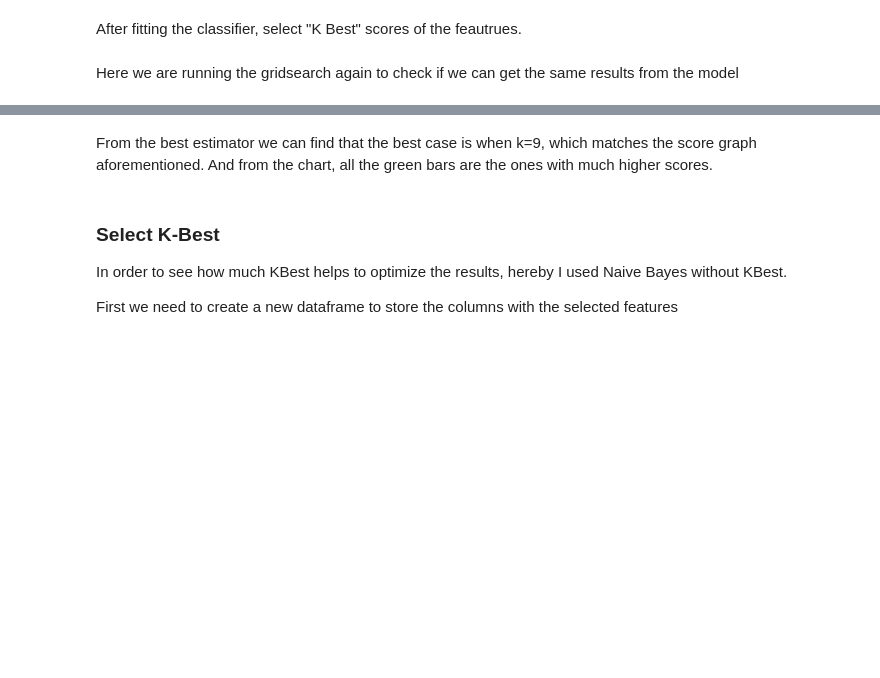
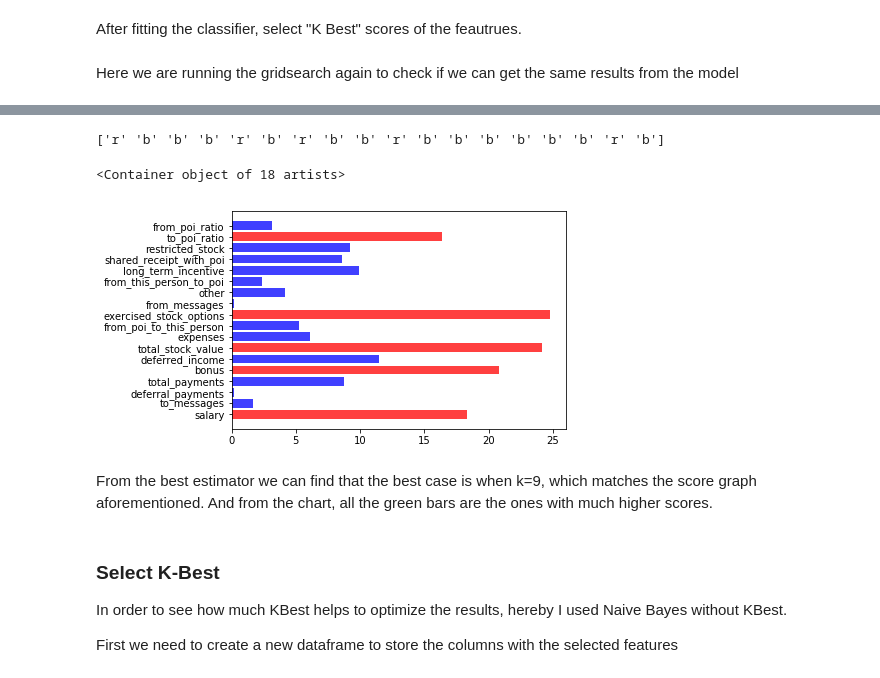
Before and after one commit to xmindata/Enron, a Jupyter notebook: Enron_fraud_py3.ipynb, the cells around one changed output, grey strips where cells are left out. Drawn from its saved outputs; the diff is of its cells as text; code cells hidden in the pictures; blank space fills up the shorter version.

```diff
--- a/Enron_fraud.ipynb
+++ b/Enron_fraud_py3.ipynb
@@ -644,3 +679,13 @@ print (features_scores.scores_)
 # %%
 scores = pd.Series(features_scores.scores_, index = features.columns)
+col = np.where(scores > 12, 'r', 'b')
+print (col)
+# %% [output]
+['r' 'b' 'b' 'b' 'r' 'b' 'r' 'b' 'b' 'r' 'b' 'b' 'b' 'b' 'b' 'b' 'r' 'b']
+# %%
+plt.yticks(np.arange(18), scores.index)
+plt.barh(np.arange(18) ,scores, color= col, alpha = 0.75)
+# %% [output]
+<Container object of 18 artists>
+[figure, added]
 # %%
```
Also changed, not shown: parts of 19 cells of this notebook.
